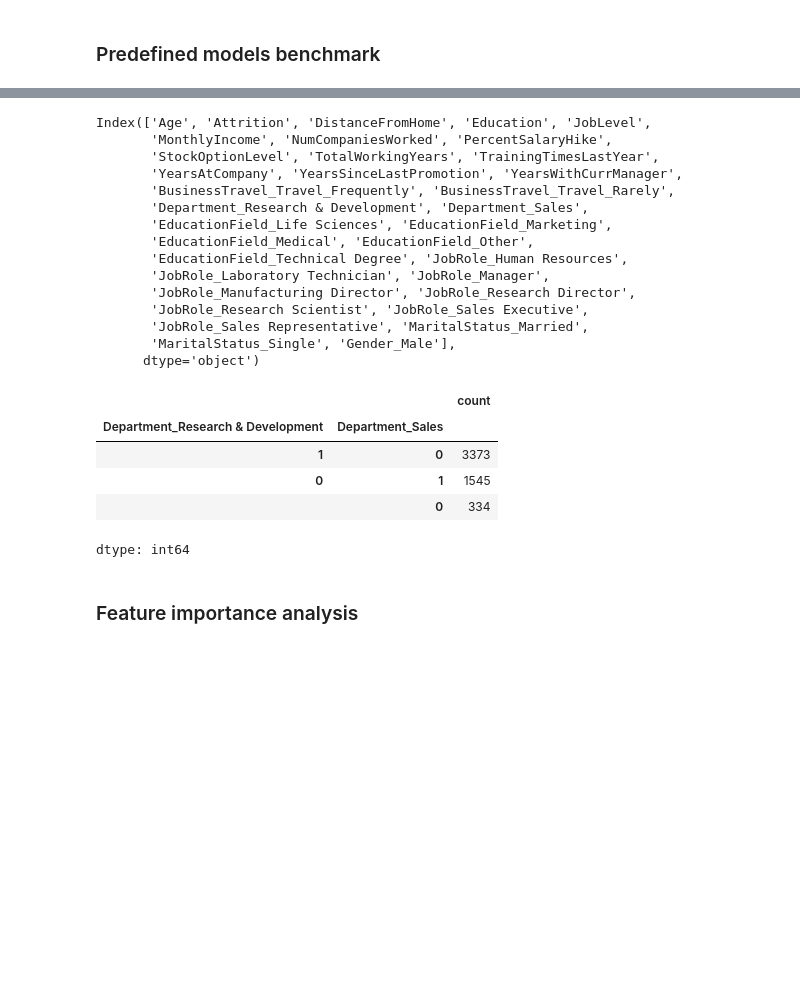
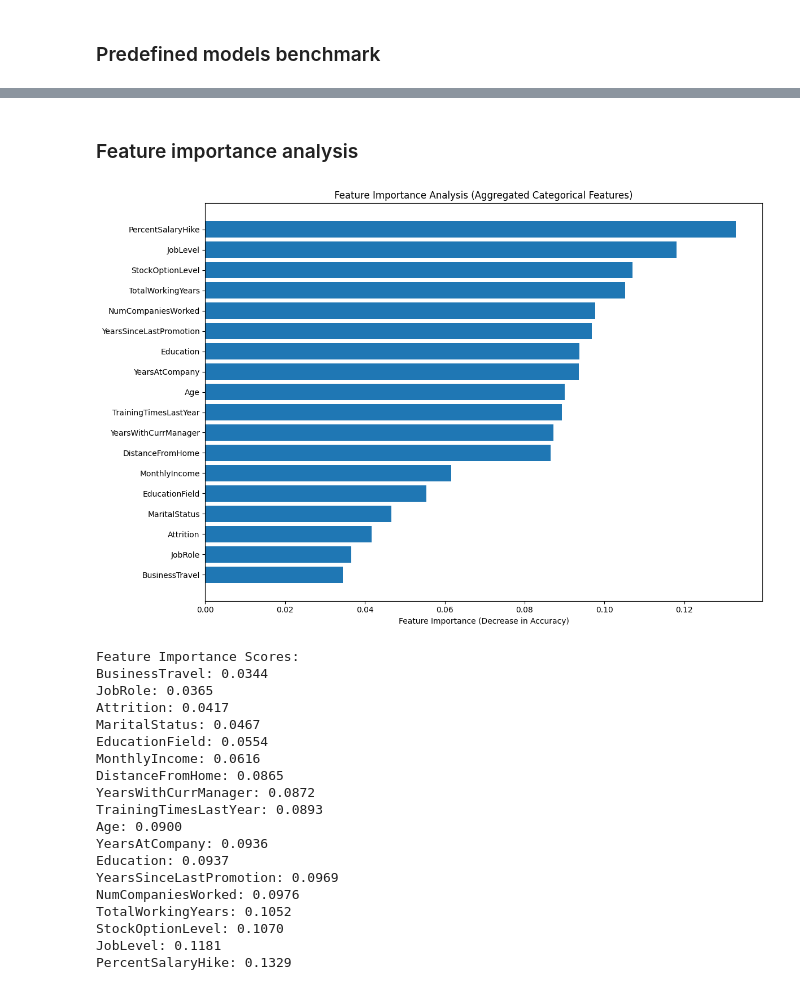
Before and after one commit to MarcinStolarczyk01/WSEI-ML_and_AI_Programming_Libraries, a Jupyter notebook: lab1/model.ipynb, the cells around one changed output, grey strips where cells are left out. Drawn from its saved outputs; the diff is of its cells as text; code cells hidden in the pictures; blank space fills up the shorter version.

```diff
--- a/lab1/model.ipynb
+++ b/lab1/model.ipynb
@@ -257,30 +283,3 @@ RandomForestClassifier has over 99,8% accuracy tested on never-seen data. Howeve
-# %%
-df.columns
-# %% [output]
-Index(['Age', 'Attrition', 'DistanceFromHome', 'Education', 'JobLevel',
-       'MonthlyIncome', 'NumCompaniesWorked', 'PercentSalaryHike',
-       'StockOptionLevel', 'TotalWorkingYears', 'TrainingTimesLastYear',
-       'YearsAtCompany', 'YearsSinceLastPromotion', 'YearsWithCurrManager',
-       'BusinessTravel_Travel_Frequently', 'BusinessTravel_Travel_Rarely',
-       'Department_Research & Development', 'Department_Sales',
-       'EducationField_Life Sciences', 'EducationField_Marketing',
-       'EducationField_Medical', 'EducationField_Other',
-       'EducationField_Technical Degree', 'JobRole_Human Resources',
-       'JobRole_Laboratory Technician', 'JobRole_Manager',
-       'JobRole_Manufacturing Director', 'JobRole_Research Director',
-       'JobRole_Research Scientist', 'JobRole_Sales Executive',
-       'JobRole_Sales Representative', 'MaritalStatus_Married',
-       'MaritalStatus_Single', 'Gender_Male'],
-      dtype='object')
-# %%
-df[['Department_Research & Development', 'Department_Sales']].value_counts()
-# %% [output]
-|  |  | count |
-| Department_Research & Development | Department_Sales |  |
-| 1 | 0 | 3373 |
-| 0 | 1 | 1545 |
-|  | 0 | 334 |
-dtype: int64
 # %% [markdown]
 ### Feature importance analysis
 # %%
@@ -308,7 +307,7 @@ def calculate_permutation_importance(model, X, y, feature_names, n_repeats=10):
 test_features, test_labels = ds_test[:][0].cpu(), ds_test[:][1].cpu()
 
 # Calculate feature importance
-importance_scores = calculate_permutation_importance(model.cpu(), test_features.cpu(), test_labels.cpu(), features.cpu())
+importance_scores = calculate_permutation_importance(model.cpu(), test_features, test_labels, features)
 
 # Group related features
 feature_groups = {
@@ -322,30 +321,51 @@ feature_groups = {
 # Calculate aggregated importance scores
 aggregated_scores = {}
 for group_name, group_features in feature_groups.items():
     if group_features:
         group_indices = [features.index(f) for f in group_features]
         aggregated_scores[group_name] = np.mean([importance_scores[i] for i in group_indices])
 
 # Add individual numeric features
 numeric_features = [f for f in features if f not in [item for sublist in feature_groups.values() for item in sublist]]
 for feature in numeric_features:
     aggregated_scores[feature] = importance_scores[features.index(feature)]
 
 # Sort features by importance
 sorted_features = sorted(aggregated_scores.items(), key=lambda x: x[1])
 feature_names = [f[0] for f in sorted_features]
 scores = [f[1] for f in sorted_features]
 
 # Plot feature importance
 plt.figure(figsize=(12, 8))
 plt.barh(range(len(feature_names)), scores)
 plt.yticks(range(len(feature_names)), feature_names)
 plt.xlabel('Feature Importance (Decrease in Accuracy)')
 plt.title('Feature Importance Analysis (Aggregated Categorical Features)')
 plt.tight_layout()
 plt.show()
 
 # Print all features with their importance scores
 print("\nFeature Importance Scores:")
 for feature, score in sorted_features:
     print(f"{feature}: {score:.4f}")
+# %% [output]
+[figure, added]
+Feature Importance Scores:
+BusinessTravel: 0.0344
+JobRole: 0.0365
+Attrition: 0.0417
+MaritalStatus: 0.0467
+EducationField: 0.0554
+MonthlyIncome: 0.0616
+DistanceFromHome: 0.0865
+YearsWithCurrManager: 0.0872
+TrainingTimesLastYear: 0.0893
+Age: 0.0900
+YearsAtCompany: 0.0936
+Education: 0.0937
+YearsSinceLastPromotion: 0.0969
+NumCompaniesWorked: 0.0976
+TotalWorkingYears: 0.1052
+StockOptionLevel: 0.1070
+JobLevel: 0.1181
+PercentSalaryHike: 0.1329
```
Also changed, not shown: parts of 8 cells of this notebook, 1 other file.
